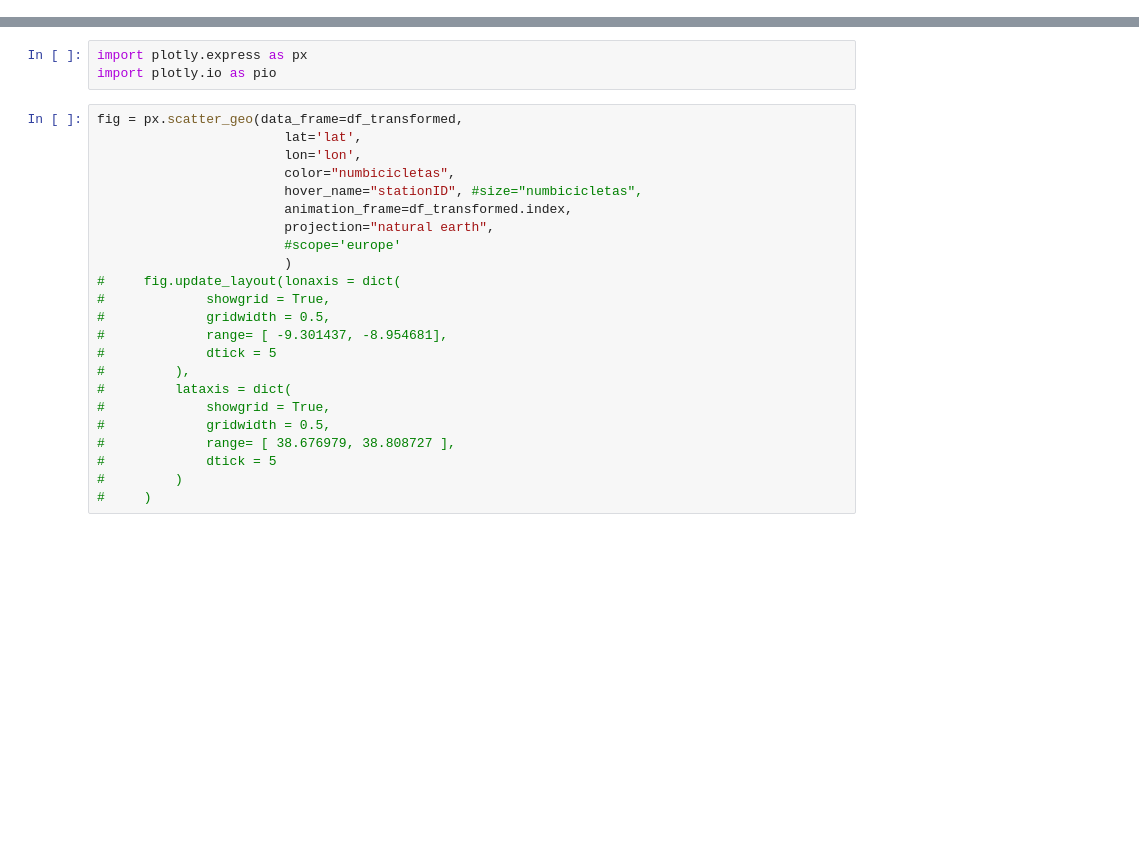
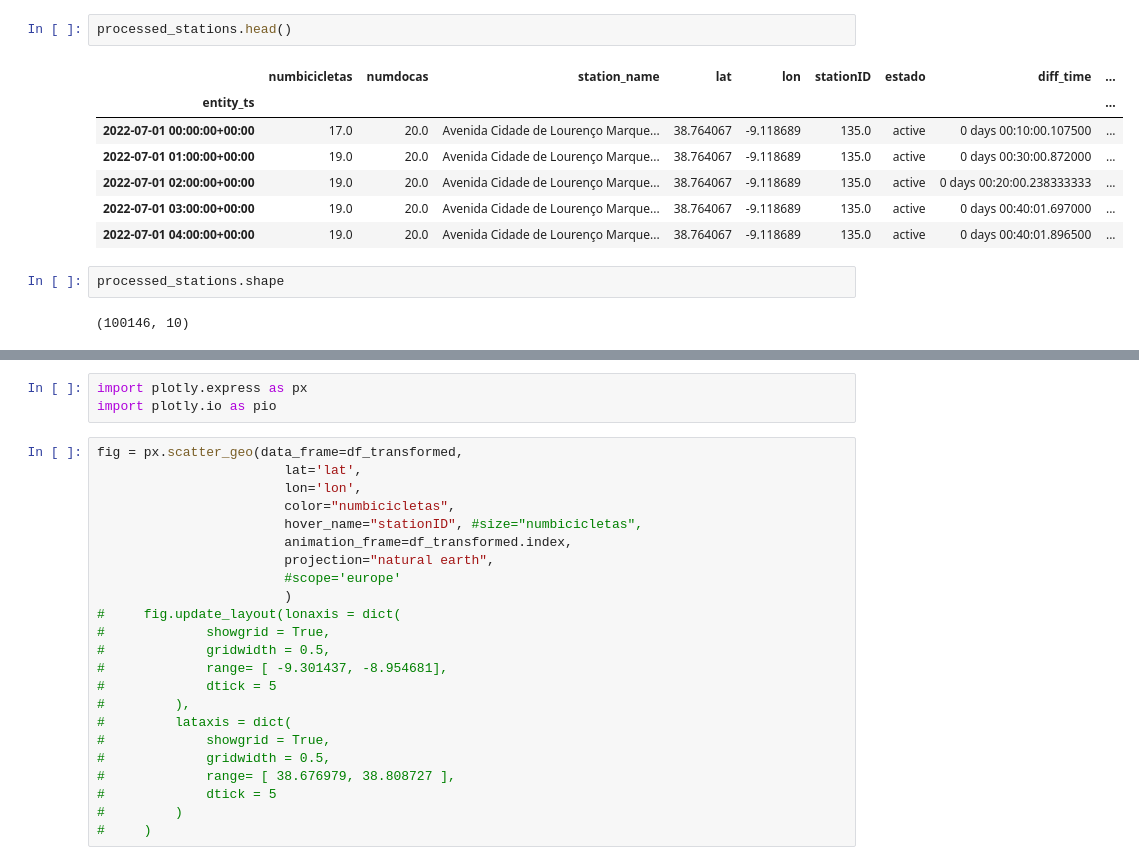
Before and after one commit to alinedefreitasocn/GIRA, a Jupyter notebook: notebooks/Untitled.ipynb, the cells around one changed output, grey strips where cells are left out. Cells and saved outputs as stored; diff of their text form; blank space fills up the shorter version.

```diff
--- a/notebooks/Untitled.ipynb
+++ b/notebooks/Untitled.ipynb
@@ -31,0 +49,14 @@ KeyboardInterrupt:
+# %%
+processed_stations.head()
+# %% [output]
+|  | numbicicletas | numdocas | station_name | lat | lon | stationID | estado | diff_time | ... |
+| entity_ts |  |  |  |  |  |  |  |  | ... |
+| 2022-07-01 00:00:00+00:00 | 17.0 | 20.0 | Avenida Cidade de Lourenço Marque... | 38.764067 | -9.118689 | 135.0 | active | 0 days 00:10:00.107500 | ... |
+| 2022-07-01 01:00:00+00:00 | 19.0 | 20.0 | Avenida Cidade de Lourenço Marque... | 38.764067 | -9.118689 | 135.0 | active | 0 days 00:30:00.872000 | ... |
+| 2022-07-01 02:00:00+00:00 | 19.0 | 20.0 | Avenida Cidade de Lourenço Marque... | 38.764067 | -9.118689 | 135.0 | active | 0 days 00:20:00.238333333 | ... |
+| 2022-07-01 03:00:00+00:00 | 19.0 | 20.0 | Avenida Cidade de Lourenço Marque... | 38.764067 | -9.118689 | 135.0 | active | 0 days 00:40:01.697000 | ... |
+| 2022-07-01 04:00:00+00:00 | 19.0 | 20.0 | Avenida Cidade de Lourenço Marque... | 38.764067 | -9.118689 | 135.0 | active | 0 days 00:40:01.896500 | ... |
+# %%
+processed_stations.shape
+# %% [output]
+(100146, 10)
```
Also changed, not shown: parts of 6 cells of this notebook, 4 other files.
